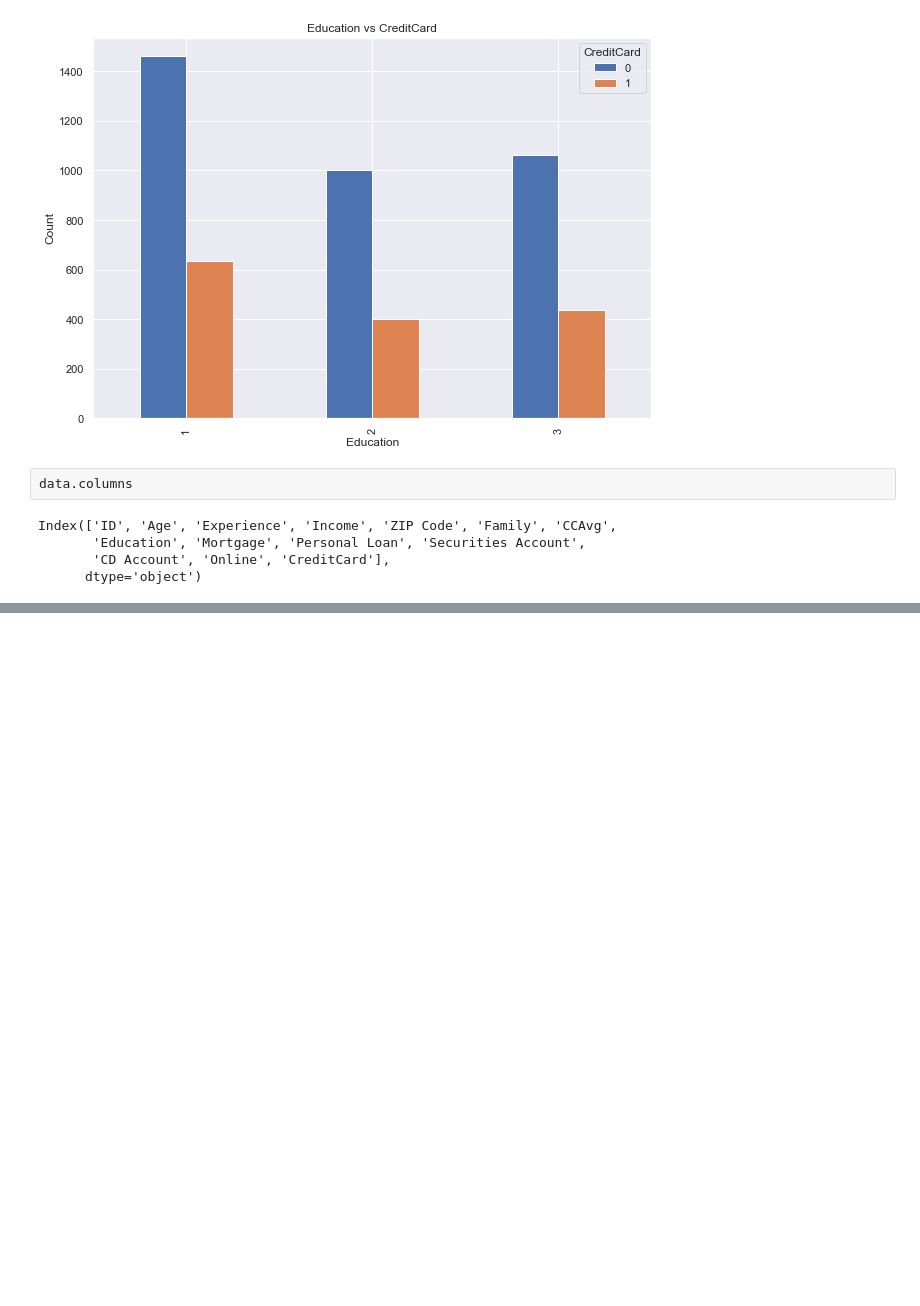
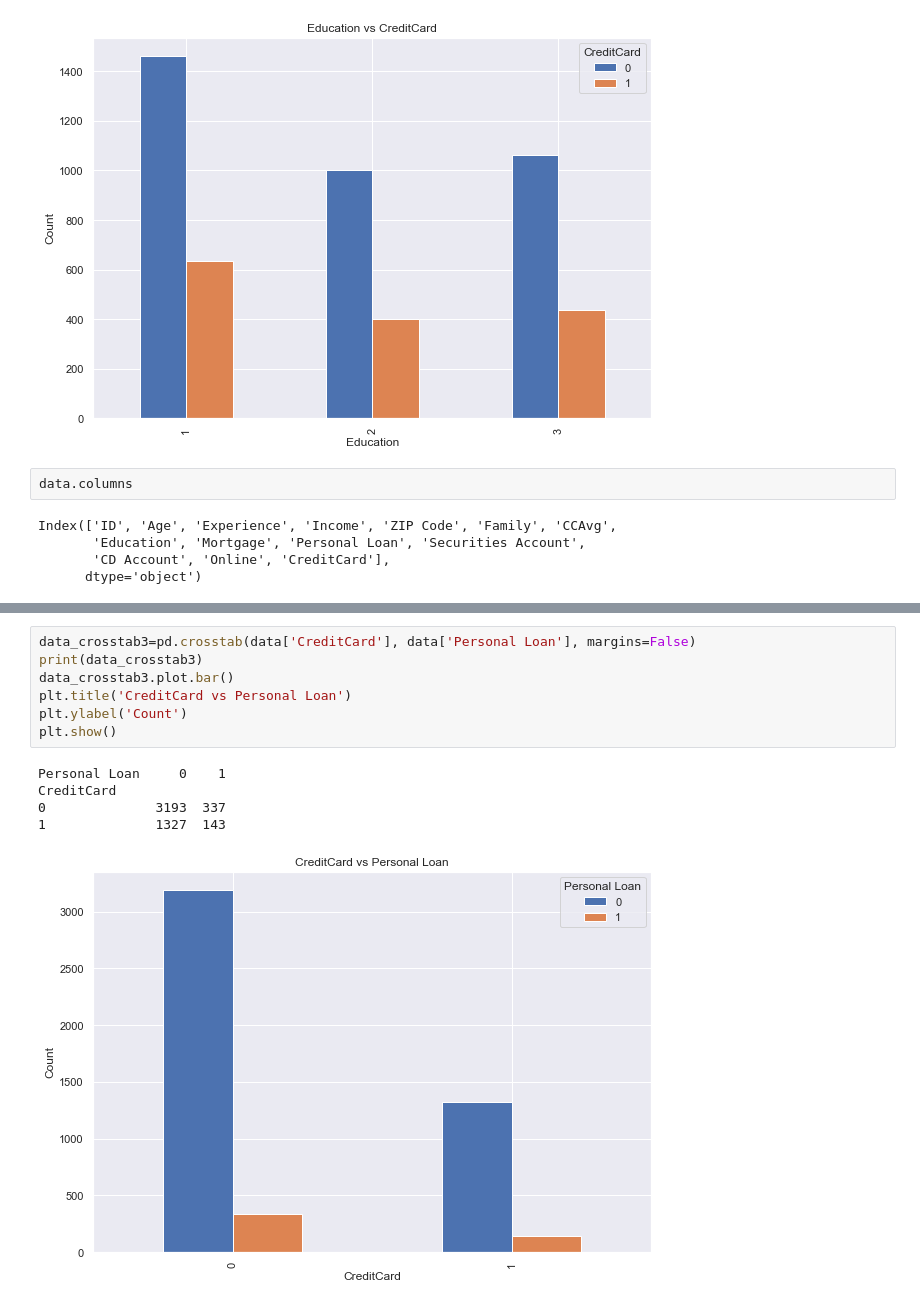
Before and after one commit to selineyang/MachineLearning, a Jupyter notebook: Case Studies/Bank Customer Analysis.ipynb, the cells around one changed output, grey strips where cells are left out. Saved outputs shown, nothing was run; the diff lists cells and outputs as text; blank space fills up the shorter version.

```diff
--- a/Case Studies/Bank Customer Analysis.ipynb
+++ b/Case Studies/Bank Customer Analysis.ipynb
@@ -133,0 +170,13 @@ Index(['ID', 'Age', 'Experience', 'Income', 'ZIP Code', 'Family', 'CCAvg',
+# %%
+data_crosstab3=pd.crosstab(data['CreditCard'], data['Personal Loan'], margins=False)
+print(data_crosstab3)
+data_crosstab3.plot.bar()
+plt.title('CreditCard vs Personal Loan')
+plt.ylabel('Count')
+plt.show()
+# %% [output]
+Personal Loan     0    1
+CreditCard
+0              3193  337
+1              1327  143
+[figure, added]
```
Also changed, not shown: parts of 5 cells of this notebook, 6 other files.
